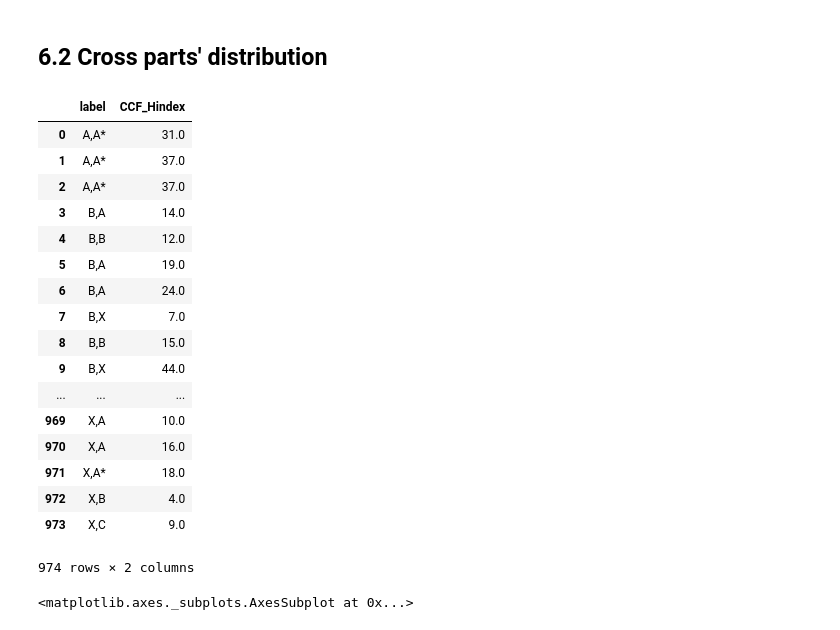
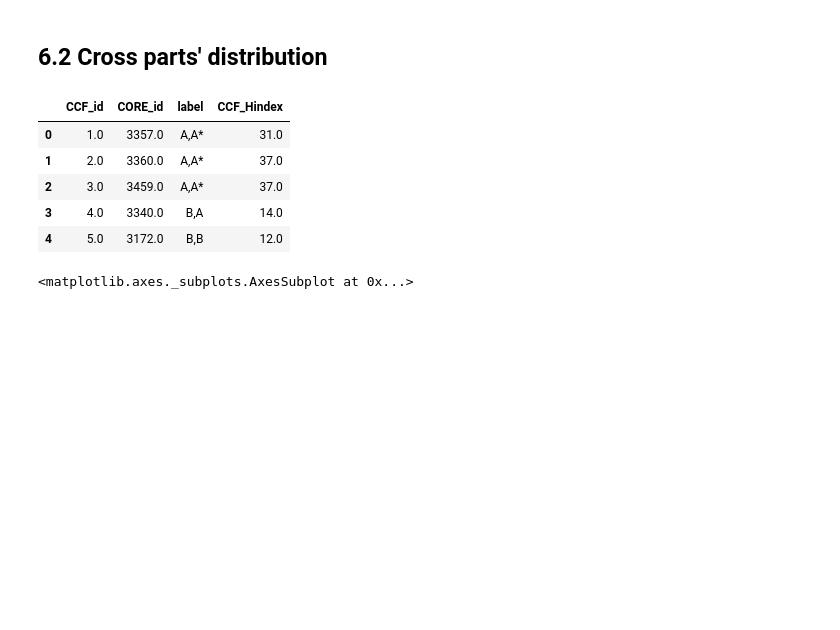
Before and after one commit to Jingfei-Han/citation_prediction, a Jupyter notebook: aminer_gai/myanalysis.ipynb, the cells around one changed output. Saved outputs shown, nothing was run; the diff lists cells and outputs as text; code cells hidden in the pictures; blank space fills up the shorter version.

```diff
--- a/aminer_gai/myanalysis.ipynb
+++ b/aminer_gai/myanalysis.ipynb
@@ -868,28 +888,16 @@ df_cross['CCF_Hindex'] = df_cross['CCF_Hindex'].fillna(df_cross['CORE_Hindex'])
 df_cross['CORE_Hindex'] = df_cross['CORE_Hindex'].fillna(df_cross['CCF_Hindex'])
 # %%
 df_cross['label'] = df_cross['label'] = df_cross['CCF_classification'] + ',' + df_cross['CORE_classification']
-df_cur = df_cross[['label', 'CCF_Hindex']]
+df_cur = df_cross[['CCF_id','CORE_id','label', 'CCF_Hindex']]
 # %%
-df_cur
+df_cur.head()
 # %% [output]
-|  | label | CCF_Hindex |
-| 0 | A,A* | 31.0 |
-| 1 | A,A* | 37.0 |
-| 2 | A,A* | 37.0 |
-| 3 | B,A | 14.0 |
-| 4 | B,B | 12.0 |
-| 5 | B,A | 19.0 |
-| 6 | B,A | 24.0 |
-| 7 | B,X | 7.0 |
-| 8 | B,B | 15.0 |
-| 9 | B,X | 44.0 |
-| ... | ... | ... |
-| 969 | X,A | 10.0 |
-| 970 | X,A | 16.0 |
-| 971 | X,A* | 18.0 |
-| 972 | X,B | 4.0 |
-| 973 | X,C | 9.0 |
+|  | CCF_id | CORE_id | label | CCF_Hindex |
+| 0 | 1.0 | 3357.0 | A,A* | 31.0 |
+| 1 | 2.0 | 3360.0 | A,A* | 37.0 |
+| 2 | 3.0 | 3459.0 | A,A* | 37.0 |
+| 3 | 4.0 | 3340.0 | B,A | 14.0 |
+| 4 | 5.0 | 3172.0 | B,B | 12.0 |
-974 rows × 2 columns
 # %%
 fig = plt.figure()
 fig.set_size_inches(16, 12)
```
Also changed, not shown: parts of 47 cells of this notebook.
